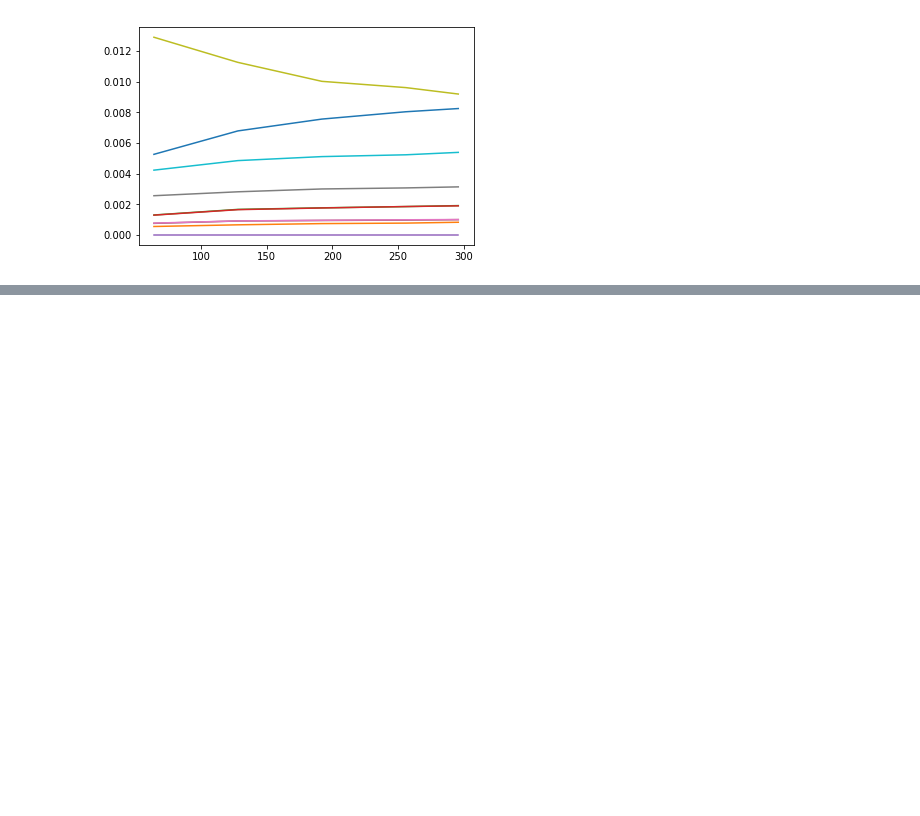
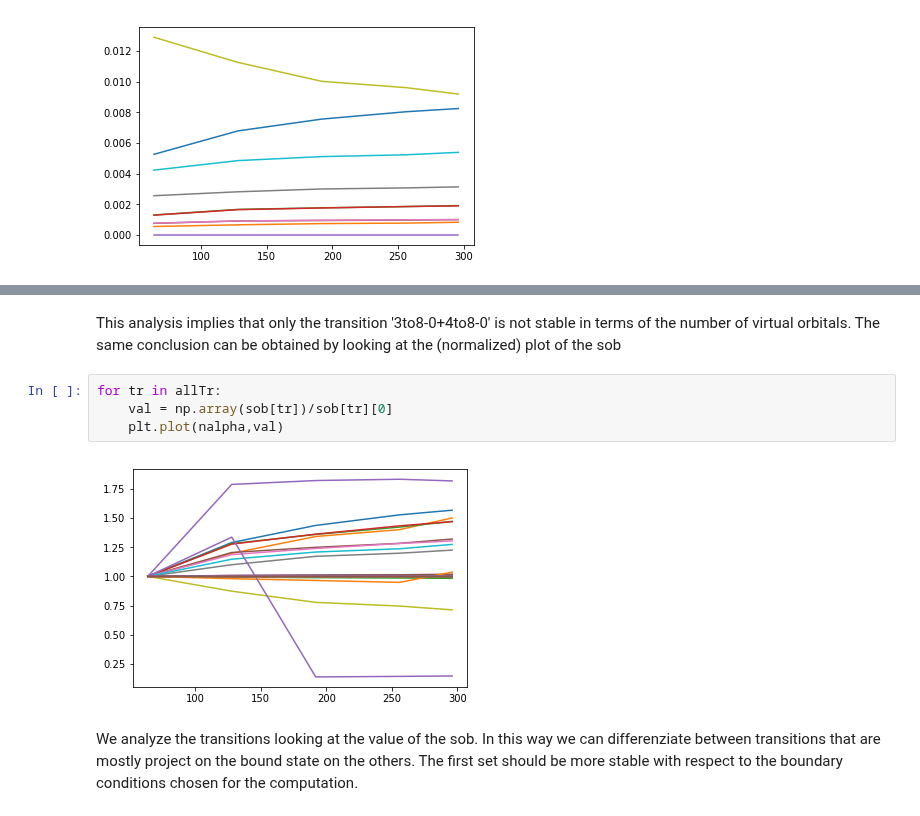
Before and after one commit to luigigenovese/KPM-nb, a Jupyter notebook: POLARIZABILITY/N2/periodic-bc/Analysis_of_Excitonic_States.ipynb, the cells around one changed output, grey strips where cells are left out. Drawn from its saved outputs; the diff is of its cells as text; blank space fills up the shorter version.

```diff
--- a/POLARIZABILITY/N2/periodic-bc/Analysis_of_Excitonic_States.ipynb
+++ b/POLARIZABILITY/N2/periodic-bc/Analysis_of_Excitonic_States.ipynb
@@ -219,0 +215,10 @@ for tr in selLab:
+# %% [markdown]
+This analysis implies that only the transition '3to8-0+4to8-0' is not stable in terms of the number of virtual orbitals. The same conclusion can be obtained by looking at the (normalized) plot of the sob
+# %%
+for tr in allTr:
+    val = np.array(sob[tr])/sob[tr][0]
+    plt.plot(nalpha,val)
+# %% [output]
+[figure, added]
+# %% [markdown]
+We analyze the transitions looking at the value of the sob. In this way we can differenziate between transitions that are mostly project on the bound state on the others. The first set should be more stable with respect to the boundary conditions chosen for the computation.
```
Also changed, not shown: parts of 14 cells of this notebook, 3 other files.
